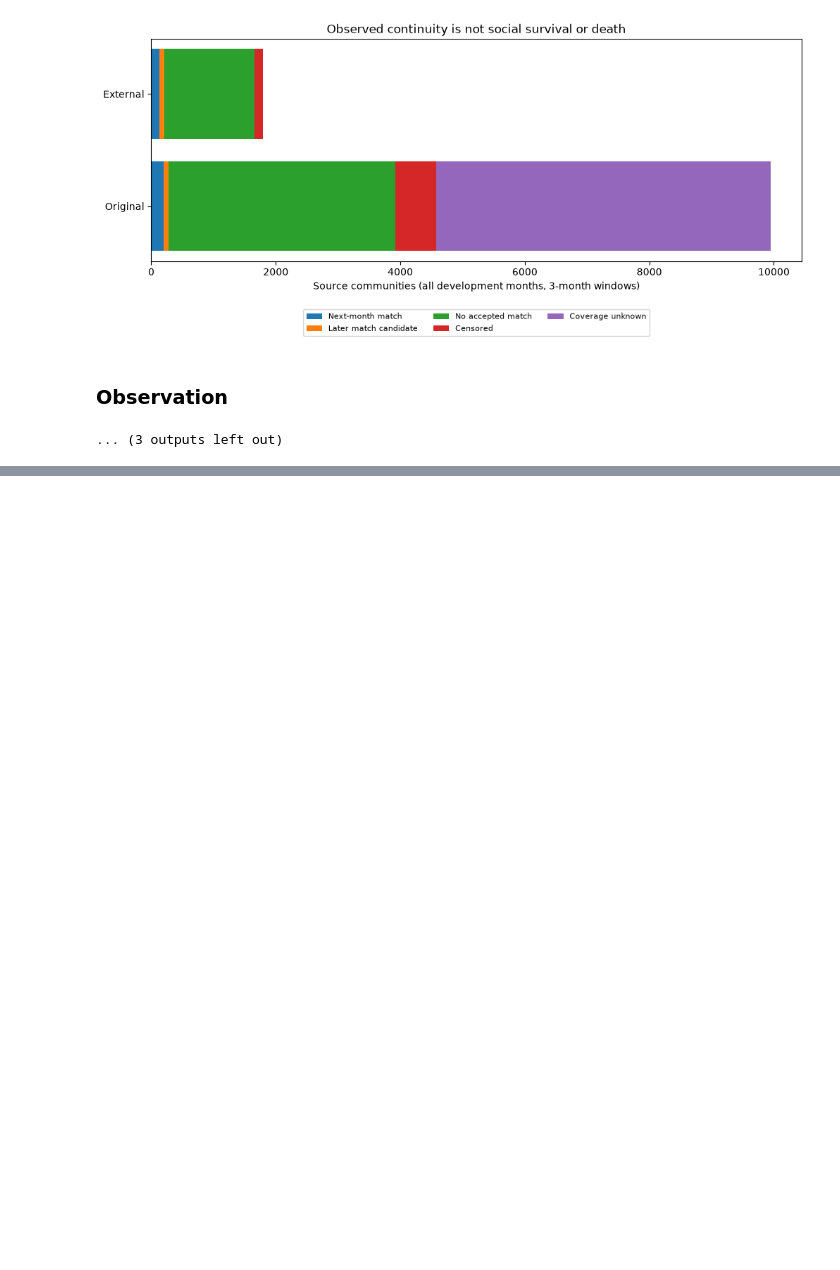
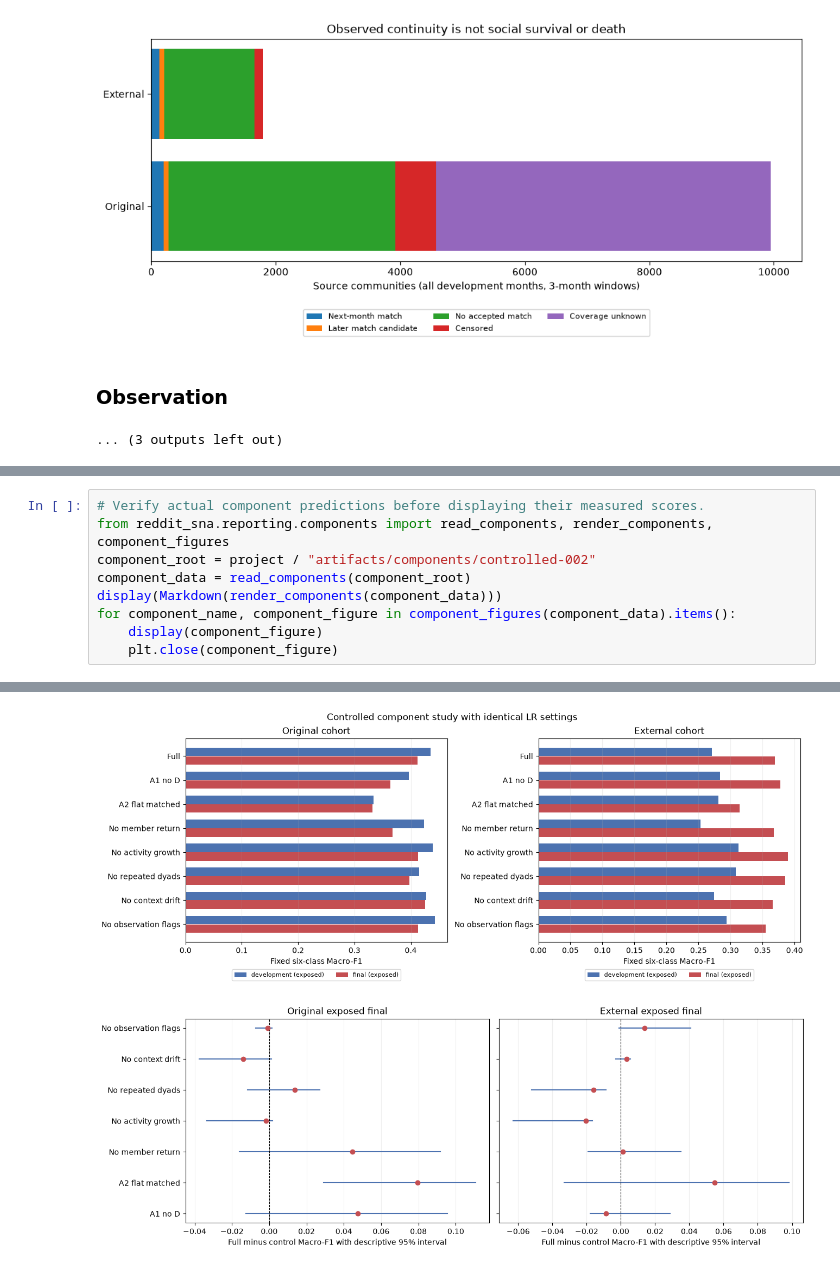
Before and after one commit to TamNgx179/reddit-community-evolution, a Jupyter notebook: notebooks/core/05_temporal_activity_study.ipynb, the cells around one changed output, grey strips where cells are left out. Cells and saved outputs as stored; diff of their text form; blank space fills up the shorter version.

```diff
--- a/notebooks/core/05_temporal_activity_study.ipynb
+++ b/notebooks/core/05_temporal_activity_study.ipynb
@@ -370,0 +379,10 @@ for name, figure in audit_figures(audits).items():
+# %%
+# Verify actual component predictions before displaying their measured scores.
+from reddit_sna.reporting.components import read_components, render_components, component_figures
+component_root = project / "artifacts/components/controlled-002"
+component_data = read_components(component_root)
+display(Markdown(render_components(component_data)))
+for component_name, component_figure in component_figures(component_data).items():
+    display(component_figure)
+    plt.close(component_figure)
+# %% [output]
@@ -370,0 +449,2 @@ for name, figure in audit_figures(audits).items():
+[figure, added]
+[figure, added]
```
Also changed, not shown: parts of 7 cells of this notebook, 17 other files.
